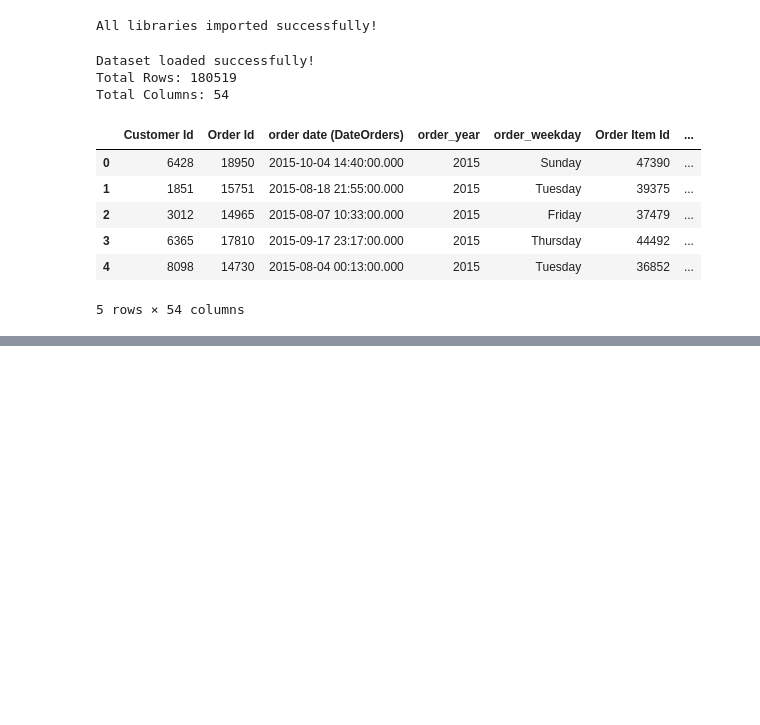
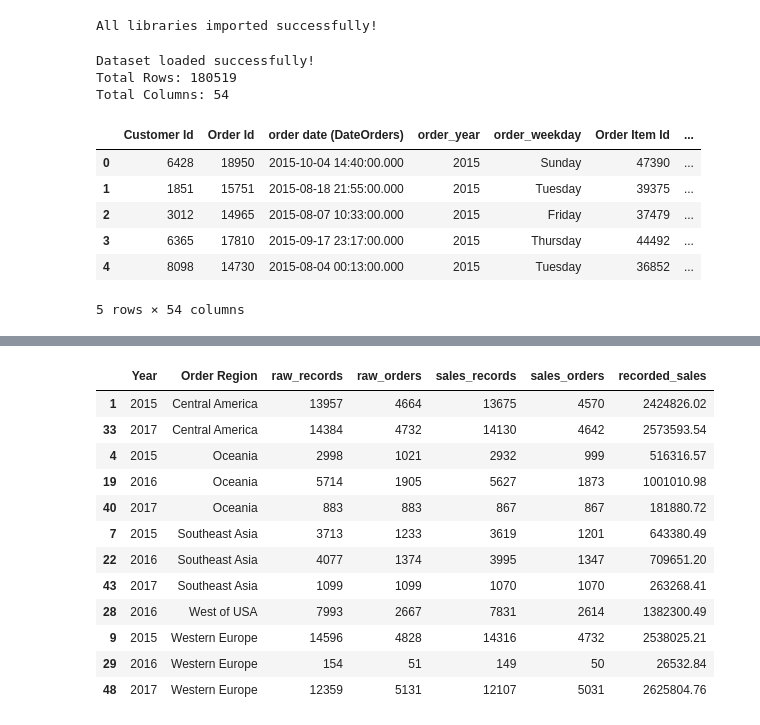
Before and after one commit to pyatapreetham/E-commerce-Delivery-Logistics-Performance-Analysis, a Jupyter notebook: E-Commerce and Logistics delivery Analysis/EDA (Python-scripts)/delivery_eda.ipynb, the cells around one changed output, grey strips where cells are left out. Cells and saved outputs as stored; diff of their text form; code cells hidden in the pictures; blank space fills up the shorter version.

```diff
--- a/E-Commerce and Logistics delivery Analysis/EDA (Python-scripts)/delivery_eda.ipynb
+++ b/E-Commerce and Logistics delivery Analysis/EDA (Python-scripts)/delivery_eda.ipynb
@@ -1665,0 +2015,75 @@ Report: C:\Users\Admin\Downloads\E-Commerce and Logistics delivery Analysis\E-Co
+# %%
+
+# STEP 34: VERIFY YEAR-WISE REGIONAL DATA
+
+import pandas as pd
+
+# Check original cleaned dataset
+check_df = df.copy()
+
+check_df["Year"] = pd.to_datetime(
+    check_df["order date (DateOrders)"],
+    format="mixed",
+    errors="coerce"
+).dt.year
+
+# Normalize region labels
+check_df["Order Region"] = (
+    check_df["Order Region"].astype("string").str.strip()
+)
+
+# Count records in original cleaned dataset
+raw_check = (
+    check_df[
+        check_df["Year"].isin([2015, 2016, 2017])
+    ]
+    .groupby(["Year", "Order Region"])
+    .agg(
+        raw_records=("Order Id", "size"),
+        raw_orders=("Order Id", "nunique")
+    )
+    .reset_index()
+)
+
+# Check sales records after financial filtering
+sales_check = financial_df.copy()
+
+sales_check["Order Region"] = (
+    sales_check["Order Region"].astype("string").str.strip()
+)
+
+filtered_check = (
+    sales_check.groupby(["Year", "Order Region"])
+    .agg(
+        sales_records=("Order Id", "size"),
+        sales_orders=("Order Id", "nunique"),
+        recorded_sales=("Order Item Total", "sum")
+    )
+    .reset_index()
+)
+
+# Compare raw and filtered data
+verification = raw_check.merge(
+    filtered_check,
+    on=["Year", "Order Region"],
+    how="outer"
+)
+
+# Focus on regions with unusual patterns
+focus_regions = [
+    "Western Europe",
+    "Central America",
+    "Oceania",
+    "Southeast Asia",
+    "West of USA"
+]
+
+result = verification[
+    verification["Order Region"].isin(focus_regions)
+].sort_values(["Order Region", "Year"])
+
+print("REGIONAL DATA VERIFICATION")
+display(result.round(2))
+
+print("Verification completed!")
+# %% [output]
@@ -1665,0 +2091,13 @@ Report: C:\Users\Admin\Downloads\E-Commerce and Logistics delivery Analysis\E-Co
+|  | Year | Order Region | raw_records | raw_orders | sales_records | sales_orders | recorded_sales |
+| 1 | 2015 | Central America | 13957 | 4664 | 13675 | 4570 | 2424826.02 |
+| 33 | 2017 | Central America | 14384 | 4732 | 14130 | 4642 | 2573593.54 |
+| 4 | 2015 | Oceania | 2998 | 1021 | 2932 | 999 | 516316.57 |
+| 19 | 2016 | Oceania | 5714 | 1905 | 5627 | 1873 | 1001010.98 |
+| 40 | 2017 | Oceania | 883 | 883 | 867 | 867 | 181880.72 |
+| 7 | 2015 | Southeast Asia | 3713 | 1233 | 3619 | 1201 | 643380.49 |
+| 22 | 2016 | Southeast Asia | 4077 | 1374 | 3995 | 1347 | 709651.20 |
+| 43 | 2017 | Southeast Asia | 1099 | 1099 | 1070 | 1070 | 263268.41 |
+| 28 | 2016 | West of USA | 7993 | 2667 | 7831 | 2614 | 1382300.49 |
+| 9 | 2015 | Western Europe | 14596 | 4828 | 14316 | 4732 | 2538025.21 |
+| 29 | 2016 | Western Europe | 154 | 51 | 149 | 50 | 26532.84 |
+| 48 | 2017 | Western Europe | 12359 | 5131 | 12107 | 5031 | 2625804.76 |
```
Also changed, not shown: parts of 13 cells of this notebook, 2 other files.
